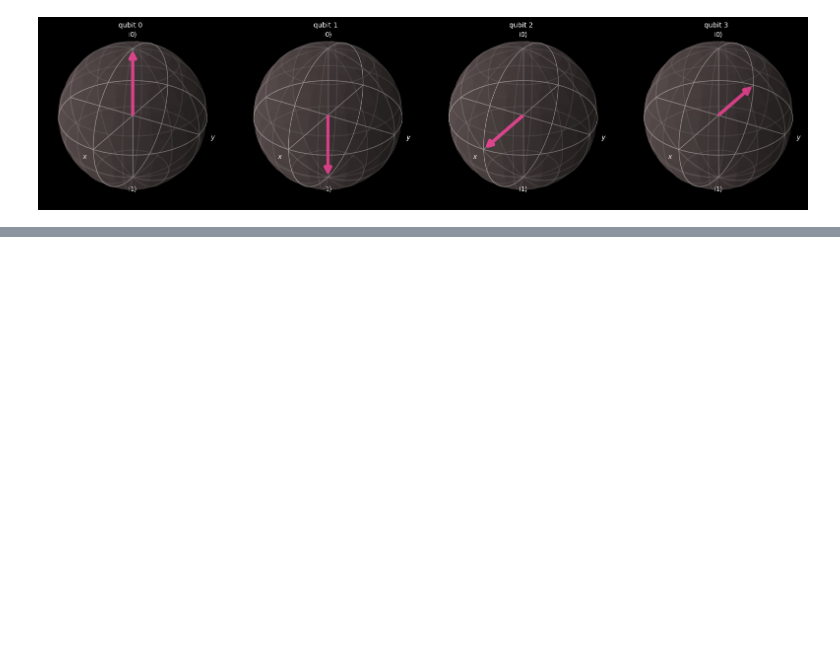
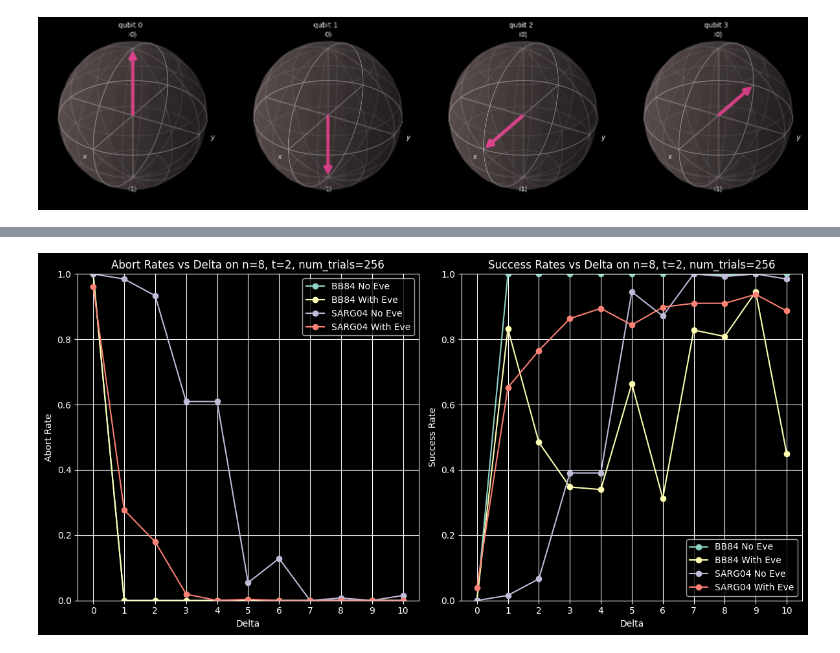
Before and after one commit to selendic/aau-qic-mini-project-bb84-sarg04, a Jupyter notebook: BB84_and_SARG04.ipynb, the cells around one changed output, grey strips where cells are left out. Drawn from its saved outputs; the diff is of its cells as text; code cells hidden in the pictures; blank space fills up the shorter version.

```diff
--- a/BB84_and_SARG04.ipynb
+++ b/BB84_and_SARG04.ipynb
@@ -42,5 +45,17 @@ def draw_bb84_states():
 draw_bb84_states()
 # %% [output]
 [figure]
+# %%
+@dataclass
+class Metadata:
+	"""Container for metadata about BB84/SARG04 protocol execution"""
+	trial_idx: int
+	n: int
+	delta: int
+	N: int
+	alice_bases: np.ndarray
+	alice_bits: np.ndarray
+	bob_bases: np.ndarray
+	eve_bases: np.ndarray | None
 # %%
 @dataclass
@@ -359,0 +781,49 @@ BB84Result(n=4, delta=0, t=2, N=16, eve_present=True, alice_bases=array([0, 0, 0
+# %%
+# Load sarg04 results from json dump files
+with open("results_sarg04_no_eve.json", "r") as f:
+	results_sarg04_no_eve = json.load(f)
+with open("results_sarg04_w_eve.json", "r") as f:
+	results_sarg04_w_eve = json.load(f)
+# %%
+# Plotting the abort/success rates vs delta
+abort_rates_bb84_no_eve = [res["aggr_results"]["abort_rate"] for res in results_bb84_no_eve]
+success_rates_bb84_no_eve = [res["aggr_results"]["successful_rate"] for res in results_bb84_no_eve]
+abort_rates_bb84_w_eve = [res["aggr_results"]["abort_rate"] for res in results_bb84_w_eve]
+success_rates_bb84_w_eve = [res["aggr_results"]["successful_rate"] for res in results_bb84_w_eve]
+abort_rates_sarg04_no_eve = [res["aggr_results"]["abort_rate"] for res in results_sarg04_no_eve]
+success_rates_sarg04_no_eve = [res["aggr_results"]["successful_rate"] for res in results_sarg04_no_eve]
+abort_rates_sarg04_w_eve = [res["aggr_results"]["abort_rate"] for res in results_sarg04_w_eve]
+success_rates_sarg04_w_eve = [res["aggr_results"]["successful_rate"] for res in results_sarg04_w_eve]
+
+plt.figure(figsize=(12, 6))
+
+plt.subplot(1, 2, 1)
+plt.plot(deltas, abort_rates_bb84_no_eve, marker="o", label="BB84 No Eve")
+plt.plot(deltas, abort_rates_bb84_w_eve, marker="o", label="BB84 With Eve")
+plt.plot(deltas, abort_rates_sarg04_no_eve, marker="o", label="SARG04 No Eve")
+plt.plot(deltas, abort_rates_sarg04_w_eve, marker="o", label="SARG04 With Eve")
+plt.title(f"Abort Rates vs Delta on n={n}, t={t}, num_trials={num_trials}")
+plt.xlabel("Delta")
+plt.xticks(deltas)
+plt.ylabel("Abort Rate")
+plt.ylim(0, 1)
+plt.grid(True)
+plt.legend()
+
+plt.subplot(1, 2, 2)
+plt.plot(deltas, success_rates_bb84_no_eve, marker="o", label="BB84 No Eve")
+plt.plot(deltas, success_rates_bb84_w_eve, marker="o", label="BB84 With Eve")
+plt.plot(deltas, success_rates_sarg04_no_eve, marker="o", label="SARG04 No Eve")
+plt.plot(deltas, success_rates_sarg04_w_eve, marker="o", label="SARG04 With Eve")
+plt.title(f"Success Rates vs Delta on n={n}, t={t}, num_trials={num_trials}")
+plt.xlabel("Delta")
+plt.xticks(deltas)
+plt.ylabel("Success Rate")
+plt.ylim(0, 1)
+plt.grid(True)
+plt.legend()
+
+plt.tight_layout()
+plt.show()
+# %% [output]
+[figure, added]
```
Also changed, not shown: parts of 18 cells of this notebook, 9 other files.
